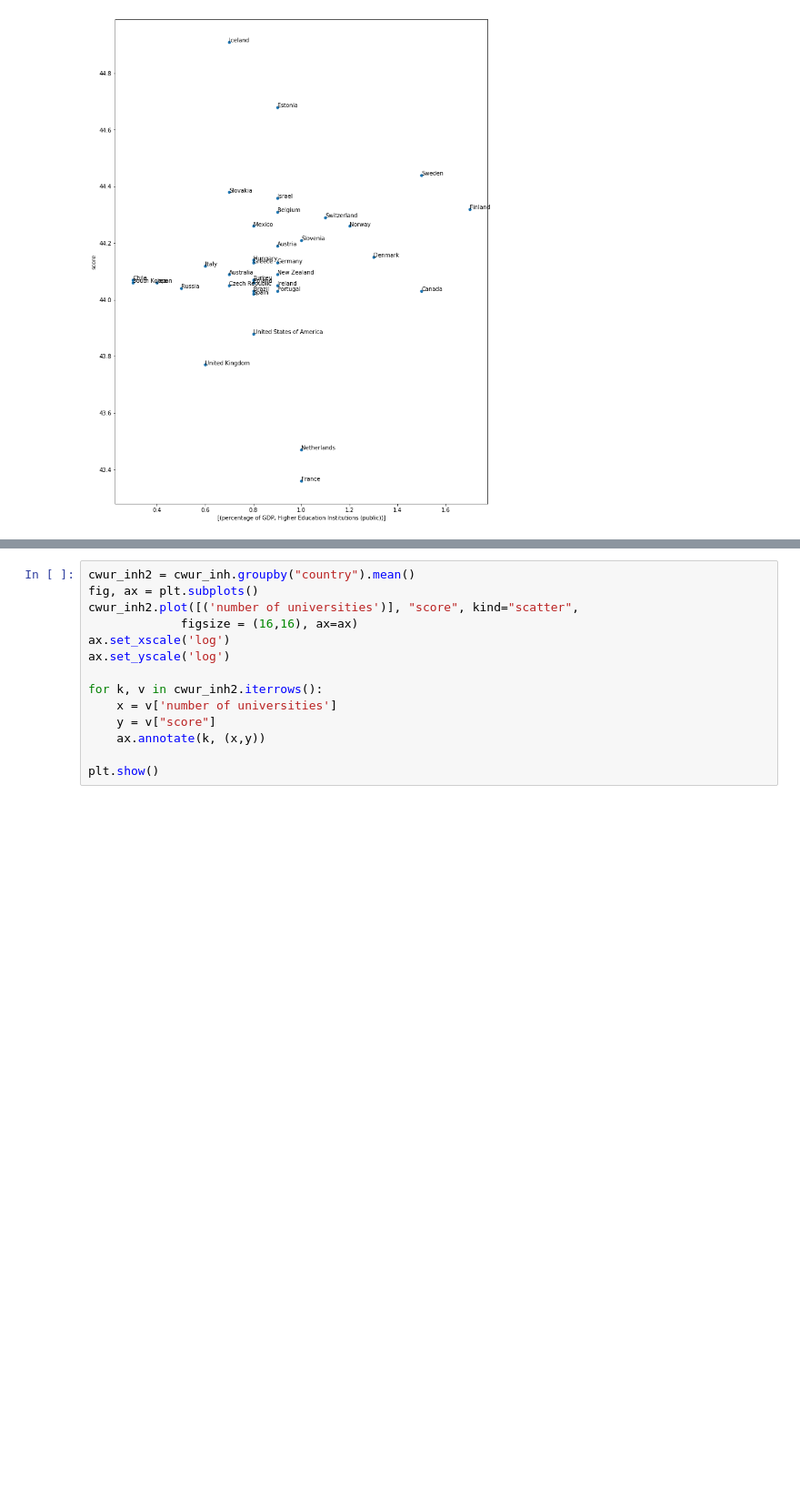
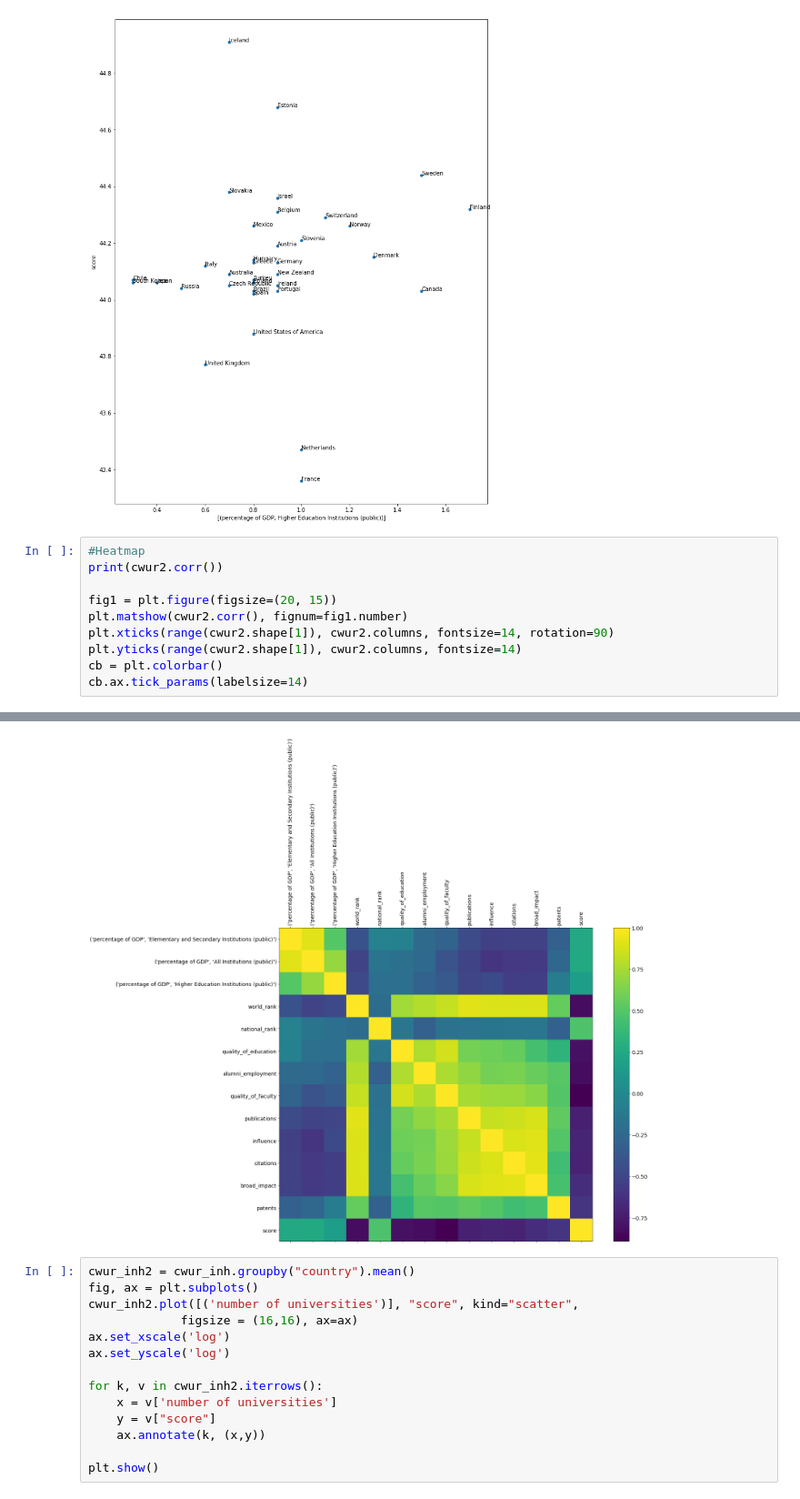
Before and after one commit to AjayvirS/uni-ranking, a Jupyter notebook: ex3_julian.ipynb, the cells around one changed output, grey strips where cells are left out. Shown: that part at 91% size. Drawn from its saved outputs; the diff is of its cells as text; blank space fills up the shorter version.

Commit message:
added hdi plot and other plots

```diff
--- a/ex3_julian.ipynb
+++ b/ex3_julian.ipynb
@@ -478,3 +479,14 @@ plt.show()
 [figure]
 [figure]
 [figure]
+# %%
+#Heatmap
+print(cwur2.corr())
+
+fig1 = plt.figure(figsize=(20, 15))
+plt.matshow(cwur2.corr(), fignum=fig1.number)
+plt.xticks(range(cwur2.shape[1]), cwur2.columns, fontsize=14, rotation=90)
+plt.yticks(range(cwur2.shape[1]), cwur2.columns, fontsize=14)
+cb = plt.colorbar()
+cb.ax.tick_params(labelsize=14)
+# %% [output]
@@ -481,3 +510,4 @@ plt.show()
+[figure, added]
 # %%
 cwur_inh2 = cwur_inh.groupby("country").mean()
 fig, ax = plt.subplots()
```
Also changed, not shown: parts of 12 cells of this notebook.
